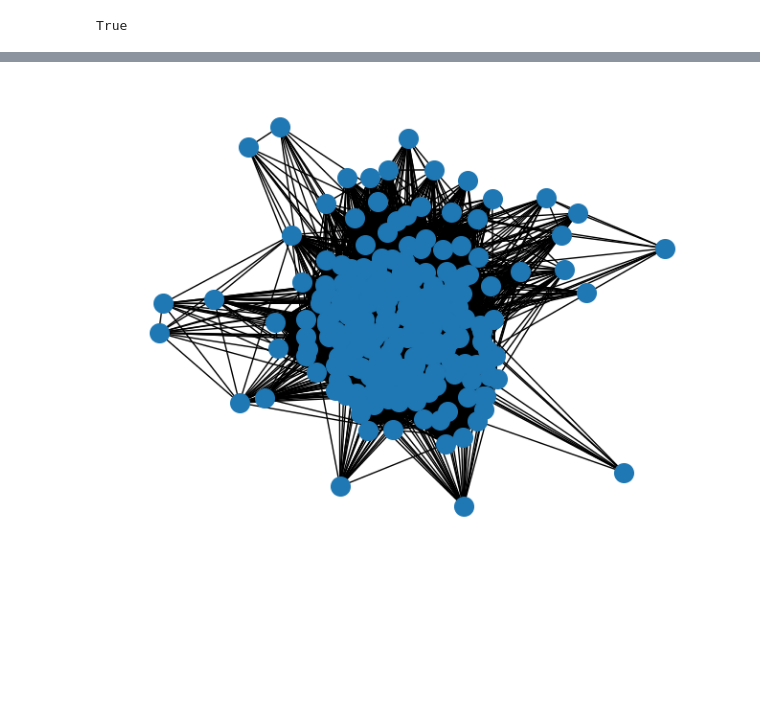
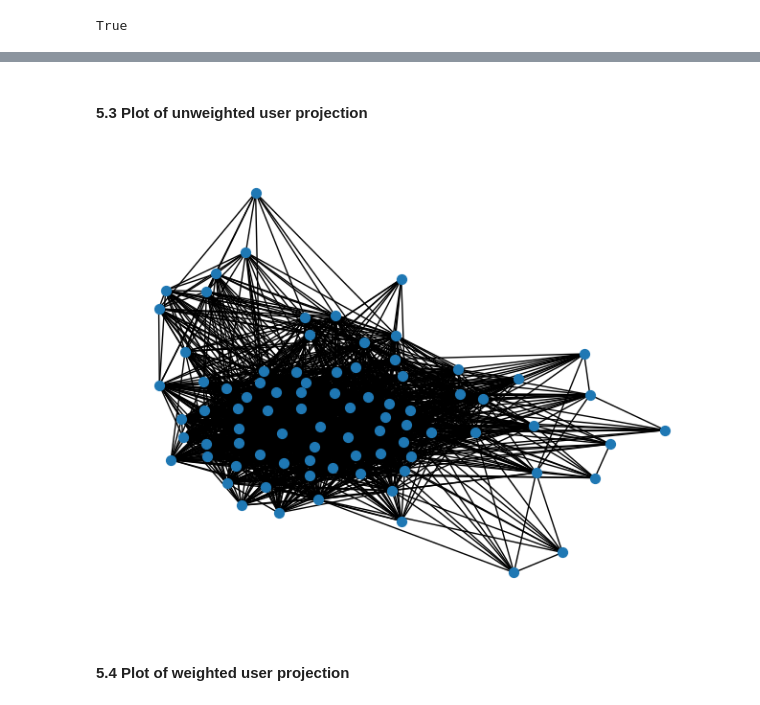
Before and after one commit to klmartin1998/spring2024-data620, a Jupyter notebook: projects/project2/DATA 620 - project2.ipynb, the cells around one changed output, grey strips where cells are left out. Drawn from its saved outputs; the diff is of its cells as text; code cells hidden in the pictures; blank space fills up the shorter version.

Commit message:
Updates to project 2

```diff
--- a/projects/project2/DATA 620 - project2.ipynb
+++ b/projects/project2/DATA 620 - project2.ipynb
@@ -86,6 +86,6 @@ m1_simple
 # %%
-unique_users = m1_simple.groupby('userId').agg({'title':'count'}).reset_index().sort_values(by='title').query("title <= 50").userId.unique().tolist()
+unique_users = m1_simple.groupby('userId').agg({'title':'count'}).reset_index().sort_values(by='title').query("title > 0 and title <= 30").userId.unique().tolist()
 # %%
 m1_simple_filtered = m1_simple.loc[m1_simple['userId'].isin(unique_users)]
 # %%
-unique_titles = m1_simple_filtered.groupby('title').agg({'userId':'count'}).reset_index().query('userId > 10').title.unique().tolist()
+unique_titles = m1_simple_filtered.groupby('title').agg({'userId':'count'}).reset_index().query('userId >= 10').title.unique().tolist()
@@ -298,5 +230,3 @@ def island_method(g,iterations=5):
 # %%
-U = bipartite.projected_graph(G,unique_users)
-
-for user in unique_users:
-    print(f"{user} {U.degree(user)} ")
+U1 = bipartite.projected_graph(G,unique_users)
+U2 = bipartite.weighted_projected_graph(G,unique_users)
@@ -376,6 +271,10 @@ pd.DataFrame([{'user':user,'degree':U.degree(user,weight='weight')} for user in
+# %% [markdown]
+#### **5.3 Plot of unweighted user projection**
 # %%
-pos = net.spring_layout(U, seed=648)  # Seed layout for reproducible node positions
-net.draw(U,pos,node_size=200)
+pos = net.spring_layout(U1, seed=648)  # Seed layout for reproducible node positions
+net.draw(U1,pos,node_size=50)
 plt.show()
 # %% [output]
-[figure, old version]
+[figure, new version]
+# %% [markdown]
+#### 5.4 **Plot of weighted user projection**
```
Also changed, not shown: parts of 118 cells of this notebook.
